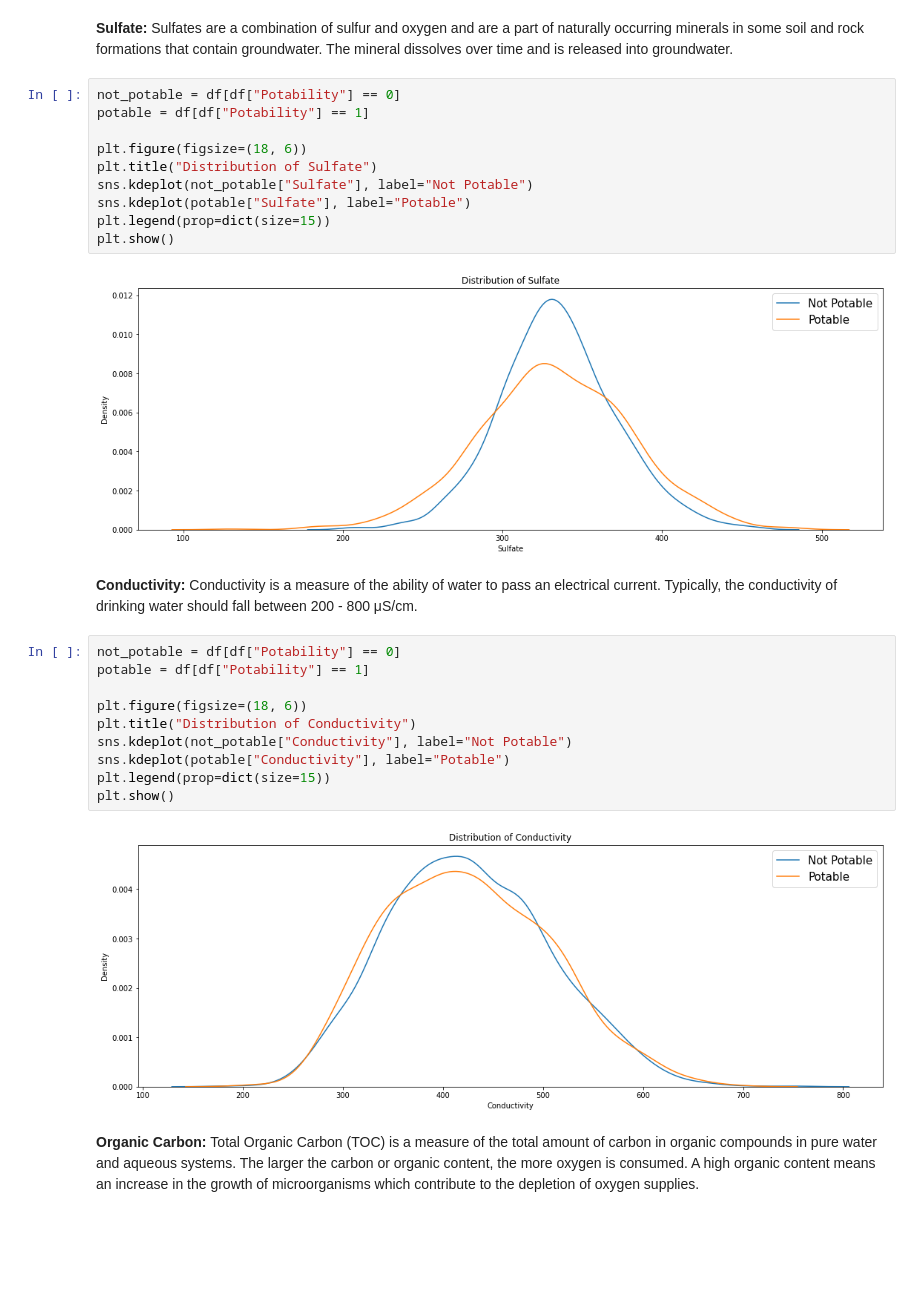
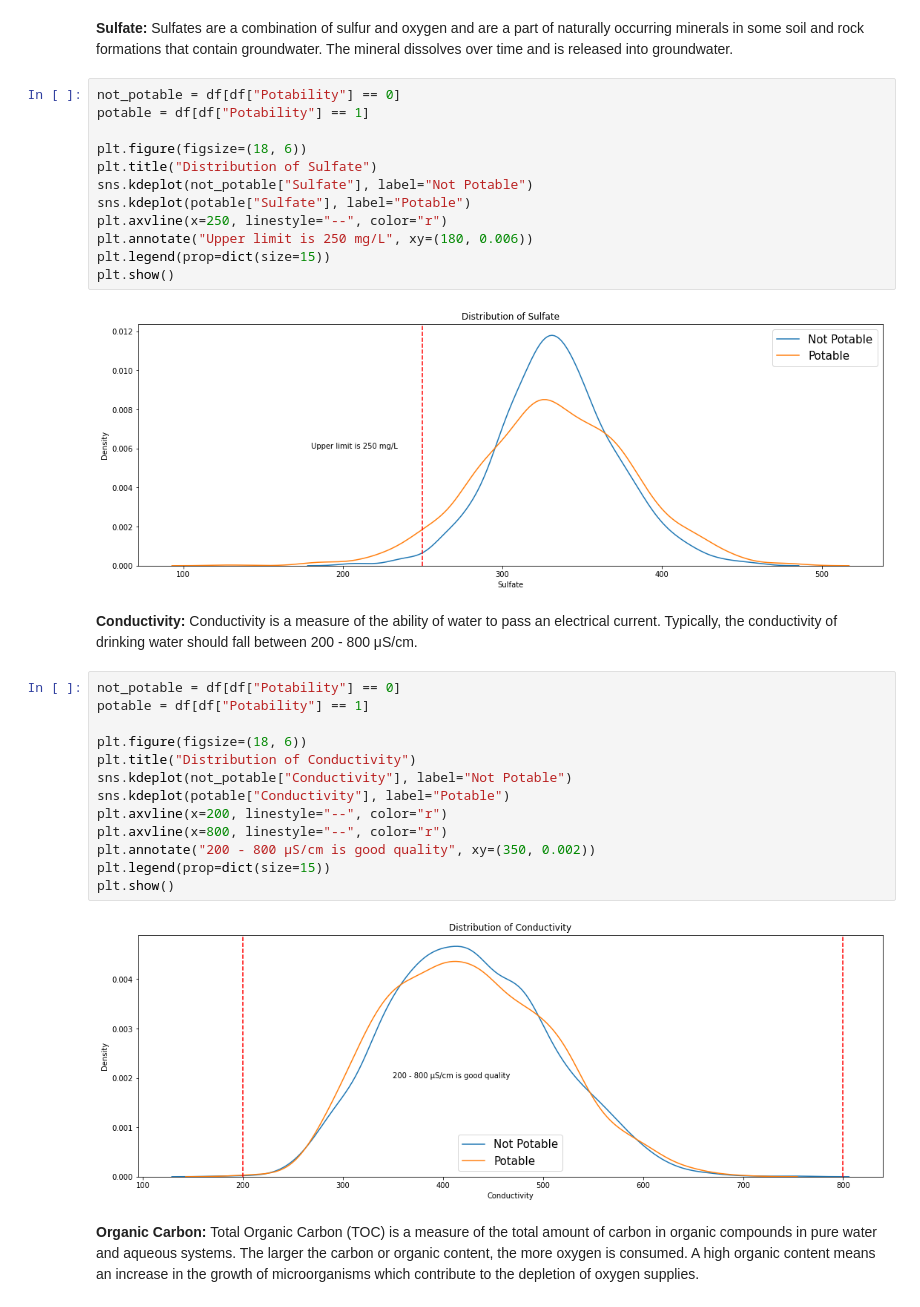
Before and after one commit to richardkhonan0797/Intro-Data-Science, a Jupyter notebook: Final_Project.ipynb, the cells around one changed output. Saved outputs shown, nothing was run; the diff lists cells and outputs as text; blank space fills up the shorter version.

```diff
--- a/Final_Project.ipynb
+++ b/Final_Project.ipynb
@@ -136,24 +149,29 @@ plt.figure(figsize=(18, 6))
 plt.title("Distribution of Sulfate")
 sns.kdeplot(not_potable["Sulfate"], label="Not Potable")
 sns.kdeplot(potable["Sulfate"], label="Potable")
+plt.axvline(x=250, linestyle="--", color="r")
+plt.annotate("Upper limit is 250 mg/L", xy=(180, 0.006))
 plt.legend(prop=dict(size=15))
 plt.show()
 # %% [output]
-[figure, old version]
+[figure, new version]
 # %% [markdown]
 <b>Conductivity: </b>Conductivity is a measure of the ability of water to pass an electrical current. Typically, the conductivity of drinking water should fall between 200 - 800 μS/cm.
 # %%
 not_potable = df[df["Potability"] == 0]
 potable = df[df["Potability"] == 1]
 
 plt.figure(figsize=(18, 6))
 plt.title("Distribution of Conductivity")
 sns.kdeplot(not_potable["Conductivity"], label="Not Potable")
 sns.kdeplot(potable["Conductivity"], label="Potable")
+plt.axvline(x=200, linestyle="--", color="r")
+plt.axvline(x=800, linestyle="--", color="r")
+plt.annotate("200 - 800 μS/cm is good quality", xy=(350, 0.002))
 plt.legend(prop=dict(size=15))
 plt.show()
 # %% [output]
-[figure, old version]
+[figure, new version]
 # %% [markdown]
 <b>Organic Carbon: </b>Total Organic Carbon (TOC) is a measure of the total amount of carbon in organic compounds in pure water and aqueous systems. The larger the carbon or organic content, the more oxygen is consumed. A high organic content means an increase in the growth of microorganisms which contribute to the depletion of oxygen supplies.
 # %%
```
Also changed, not shown: parts of 18 cells of this notebook.
